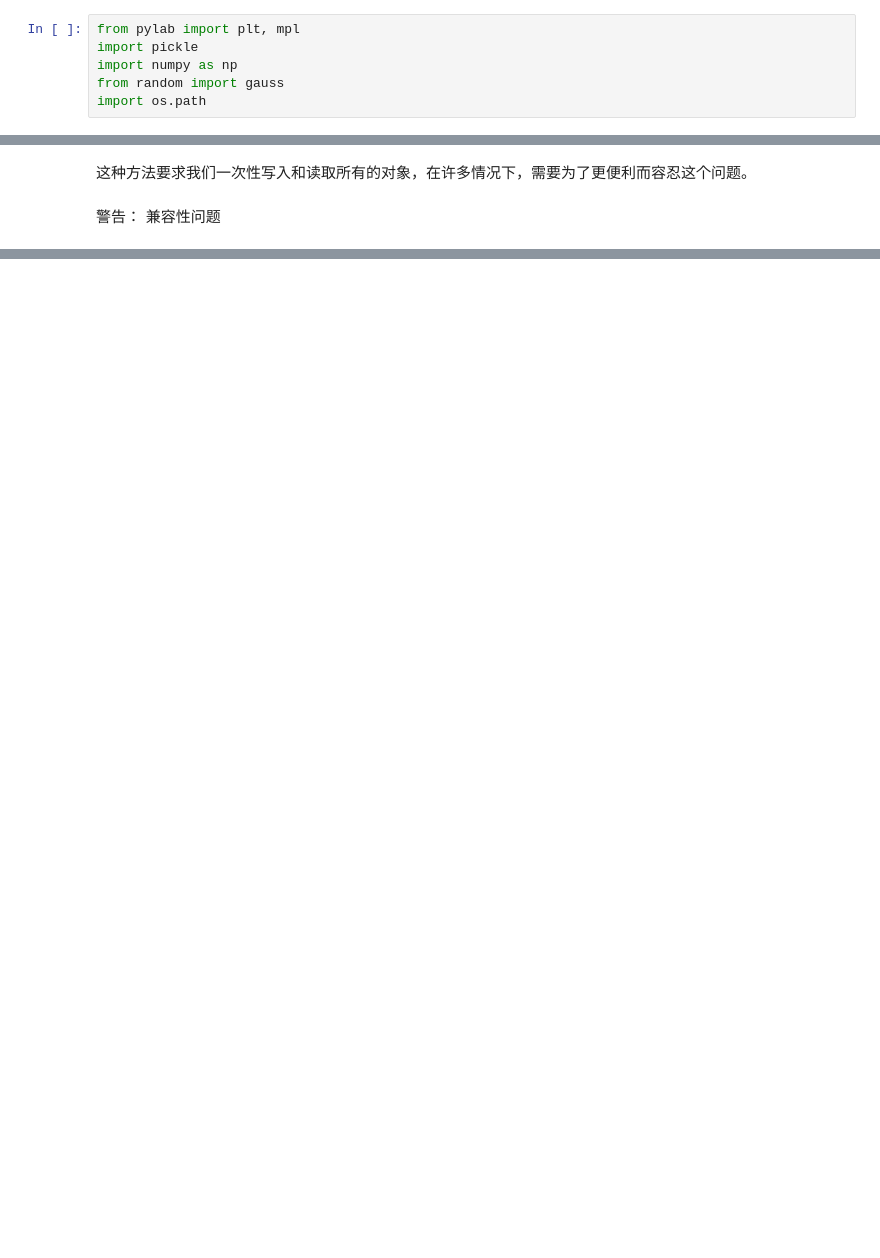
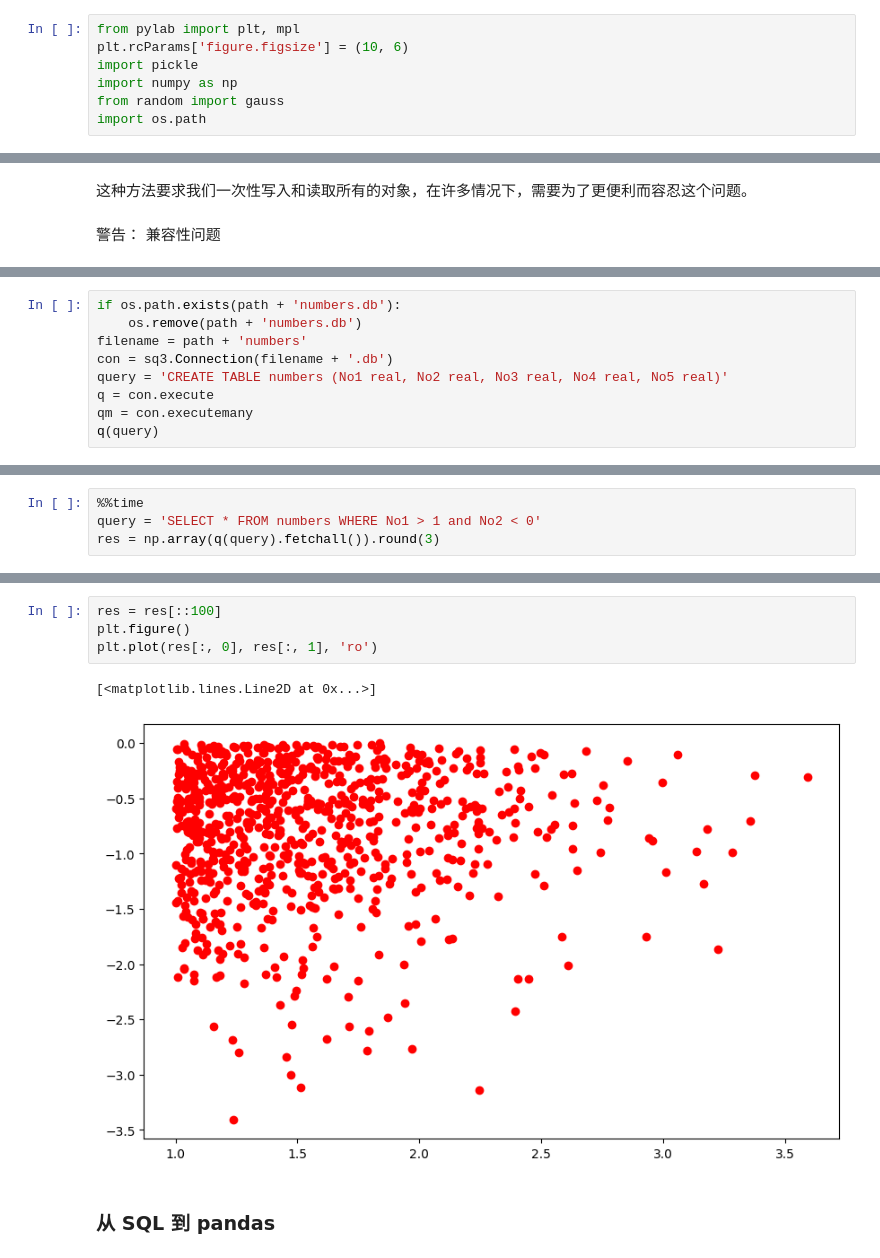
Before and after one commit to JPL-JUNO/Data-Analysis-and-Science, a Jupyter notebook: P4F/Ch09_IO.ipynb, the cells around one changed output, grey strips where cells are left out. Drawn from its saved outputs; the diff is of its cells as text; blank space fills up the shorter version.

Commit message:
pandas 的 I/O

```diff
--- a/P4F/Ch09_IO.ipynb
+++ b/P4F/Ch09_IO.ipynb
@@ -16,6 +16,7 @@ print("""
 ## Python 基本 I/O
 # %%
 from pylab import plt, mpl
+plt.rcParams['figure.figsize'] = (10, 6)
 import pickle
 import numpy as np
 from random import gauss
@@ -103,0 +384,9 @@ y [ 6.22017519 16.06031157  3.95945789  0.66340937]
+# %%
+if os.path.exists(path + 'numbers.db'):
+    os.remove(path + 'numbers.db')
+filename = path + 'numbers'
+con = sq3.Connection(filename + '.db')
+query = 'CREATE TABLE numbers (No1 real, No2 real, No3 real, No4 real, No5 real)'
+q = con.execute
+qm = con.executemany
+q(query)
@@ -103,0 +414,4 @@ y [ 6.22017519 16.06031157  3.95945789  0.66340937]
+# %%
+%%time
+query = 'SELECT * FROM numbers WHERE No1 > 1 and No2 < 0'
+res = np.array(q(query).fetchall()).round(3)
@@ -103,0 +421,9 @@ y [ 6.22017519 16.06031157  3.95945789  0.66340937]
+# %%
+res = res[::100]
+plt.figure()
+plt.plot(res[:, 0], res[:, 1], 'ro')
+# %% [output]
+[<matplotlib.lines.Line2D at 0x...>]
+[figure, added]
+# %% [markdown]
+### 从 SQL 到 pandas
```
Also changed, not shown: parts of 83 cells of this notebook, 3 other files.
